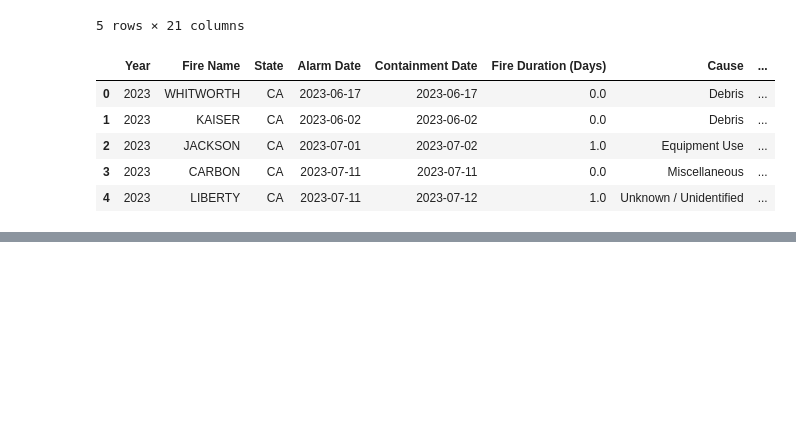
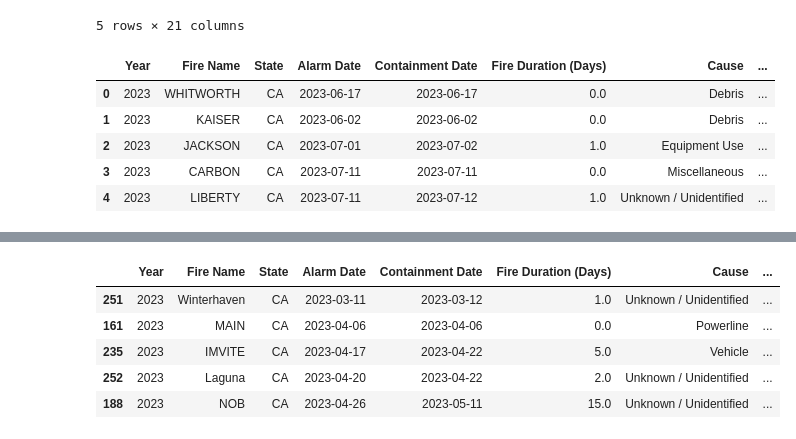
Before and after one commit to epsilonite/pandas-project, a Jupyter notebook: jenny-folder/CA-Wildfire-JJ2.ipynb, the cells around one changed output, grey strips where cells are left out. Cells and saved outputs as stored; diff of their text form; code cells hidden in the pictures; blank space fills up the shorter version.

```diff
--- a/jenny-folder/CA-Wildfire-JJ2.ipynb
+++ b/jenny-folder/CA-Wildfire-JJ2.ipynb
@@ -100,0 +140,9 @@ df_reordered.head()
+# %%
+df_2023_sorted.head()
+# %% [output]
+|  | Year | Fire Name | State | Alarm Date | Containment Date | Fire Duration (Days) | Cause | ... |
+| 251 | 2023 | Winterhaven | CA | 2023-03-11 | 2023-03-12 | 1.0 | Unknown / Unidentified | ... |
+| 161 | 2023 | MAIN | CA | 2023-04-06 | 2023-04-06 | 0.0 | Powerline | ... |
+| 235 | 2023 | IMVITE | CA | 2023-04-17 | 2023-04-22 | 5.0 | Vehicle | ... |
+| 252 | 2023 | Laguna | CA | 2023-04-20 | 2023-04-22 | 2.0 | Unknown / Unidentified | ... |
+| 188 | 2023 | NOB | CA | 2023-04-26 | 2023-05-11 | 15.0 | Unknown / Unidentified | ... |
```
Also changed, not shown: parts of 7 cells of this notebook.
